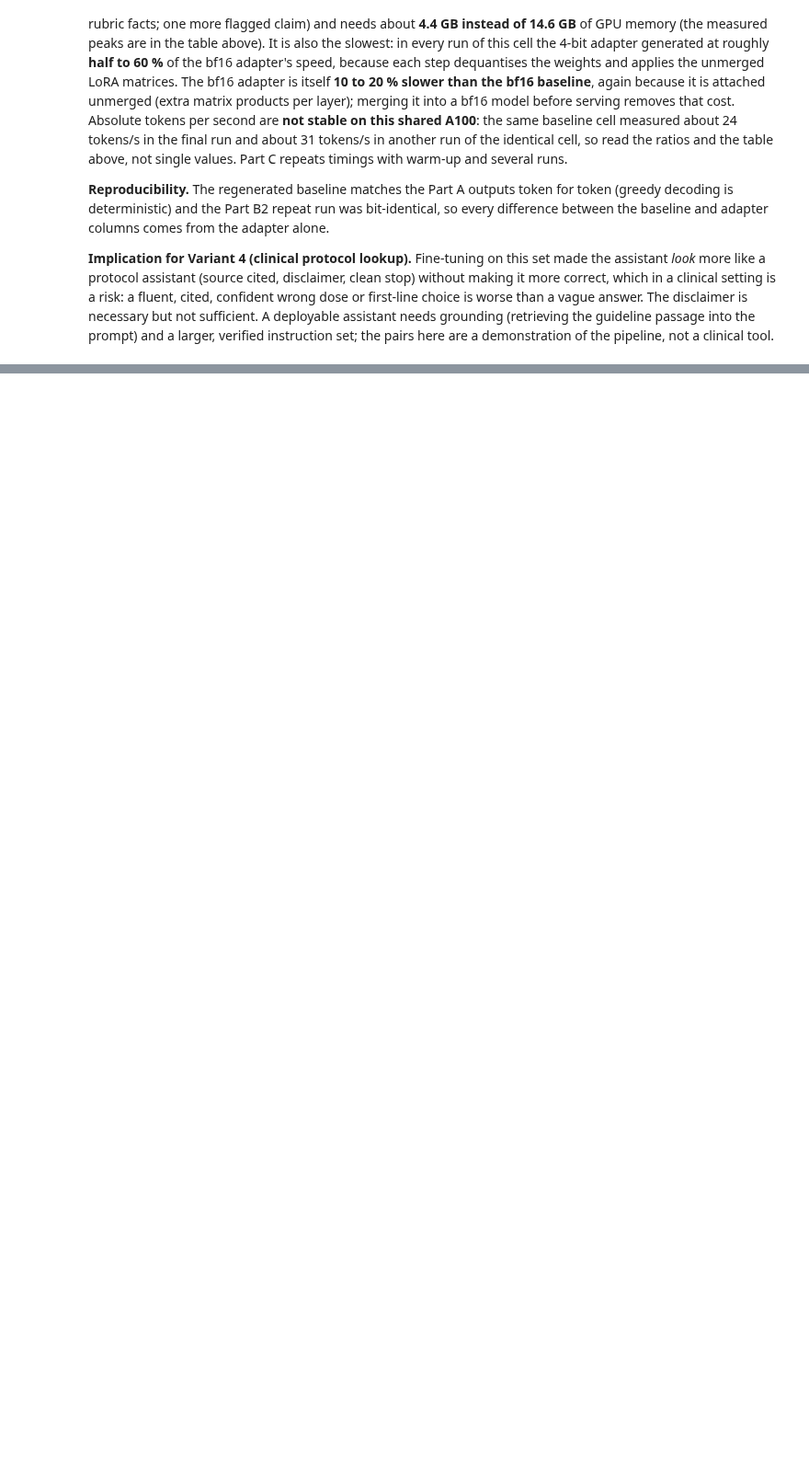
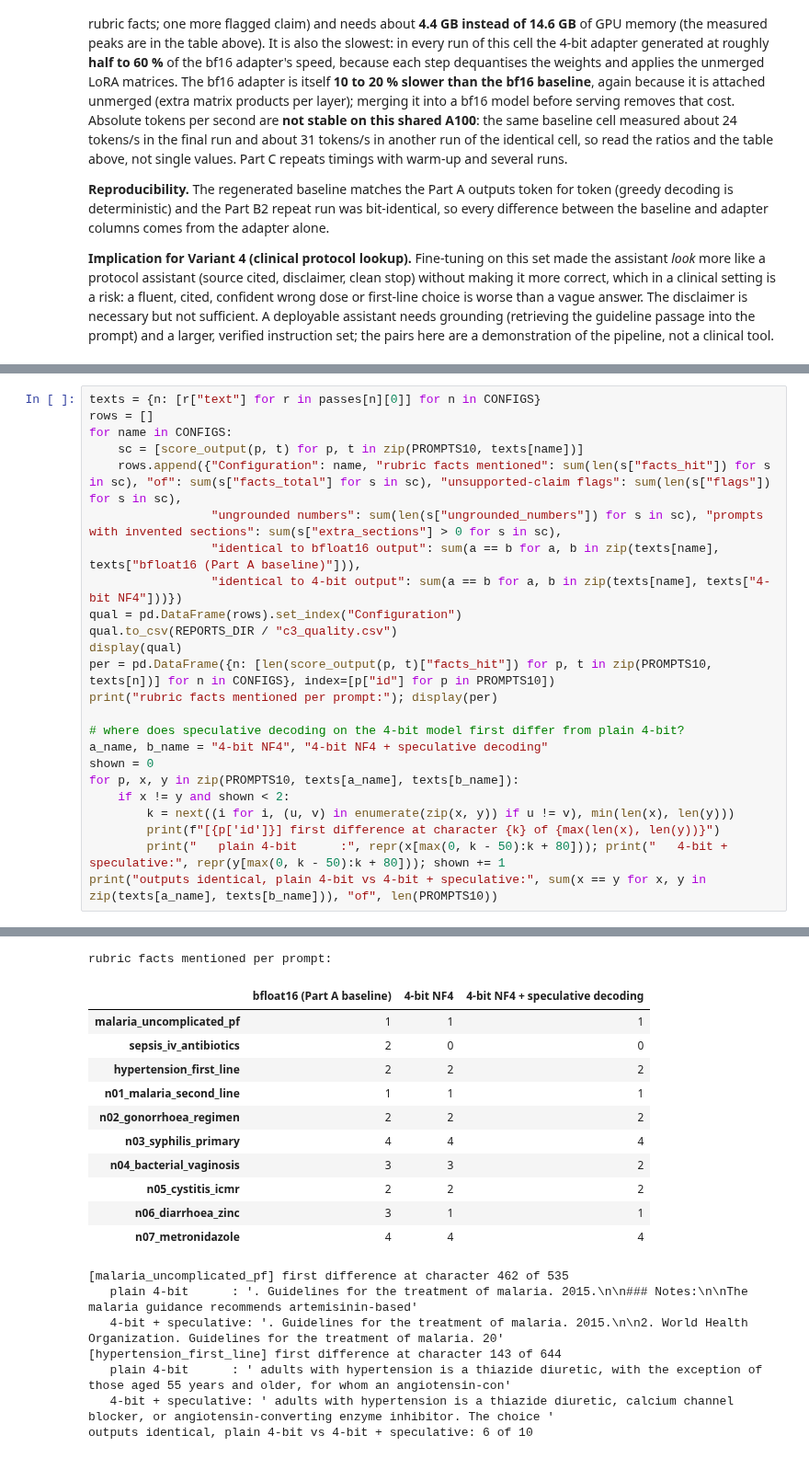
Before and after one commit to bheemreddy1729/fine-tuning-Mistral-7B, a Jupyter notebook: assignment_1b.ipynb, the cells around one changed output, grey strips where cells are left out. Shown at 92% size. Cells and saved outputs as stored; diff of their text form; blank space fills up the shorter version.

```diff
--- a/assignment_1b.ipynb
+++ b/assignment_1b.ipynb
@@ -1517,0 +2099,25 @@ the risk-based timing and the type 2 diabetes and family-origin rules.
+# %%
+texts = {n: [r["text"] for r in passes[n][0]] for n in CONFIGS}
+rows = []
+for name in CONFIGS:
+    sc = [score_output(p, t) for p, t in zip(PROMPTS10, texts[name])]
+    rows.append({"Configuration": name, "rubric facts mentioned": sum(len(s["facts_hit"]) for s in sc), "of": sum(s["facts_total"] for s in sc), "unsupported-claim flags": sum(len(s["flags"]) for s in sc),
+                 "ungrounded numbers": sum(len(s["ungrounded_numbers"]) for s in sc), "prompts with invented sections": sum(s["extra_sections"] > 0 for s in sc),
+                 "identical to bfloat16 output": sum(a == b for a, b in zip(texts[name], texts["bfloat16 (Part A baseline)"])),
+                 "identical to 4-bit output": sum(a == b for a, b in zip(texts[name], texts["4-bit NF4"]))})
+qual = pd.DataFrame(rows).set_index("Configuration")
+qual.to_csv(REPORTS_DIR / "c3_quality.csv")
+display(qual)
+per = pd.DataFrame({n: [len(score_output(p, t)["facts_hit"]) for p, t in zip(PROMPTS10, texts[n])] for n in CONFIGS}, index=[p["id"] for p in PROMPTS10])
+print("rubric facts mentioned per prompt:"); display(per)
+
+# where does speculative decoding on the 4-bit model first differ from plain 4-bit?
+a_name, b_name = "4-bit NF4", "4-bit NF4 + speculative decoding"
+shown = 0
+for p, x, y in zip(PROMPTS10, texts[a_name], texts[b_name]):
+    if x != y and shown < 2:
+        k = next((i for i, (u, v) in enumerate(zip(x, y)) if u != v), min(len(x), len(y)))
+        print(f"[{p['id']}] first difference at character {k} of {max(len(x), len(y))}")
+        print("   plain 4-bit      :", repr(x[max(0, k - 50):k + 80])); print("   4-bit + speculative:", repr(y[max(0, k - 50):k + 80])); shown += 1
+print("outputs identical, plain 4-bit vs 4-bit + speculative:", sum(x == y for x, y in zip(texts[a_name], texts[b_name])), "of", len(PROMPTS10))
+# %% [output]
@@ -1517,0 +2129,19 @@ the risk-based timing and the type 2 diabetes and family-origin rules.
+rubric facts mentioned per prompt:
+|  | bfloat16 (Part A baseline) | 4-bit NF4 | 4-bit NF4 + speculative decoding |
+| malaria_uncomplicated_pf | 1 | 1 | 1 |
+| sepsis_iv_antibiotics | 2 | 0 | 0 |
+| hypertension_first_line | 2 | 2 | 2 |
+| n01_malaria_second_line | 1 | 1 | 1 |
+| n02_gonorrhoea_regimen | 2 | 2 | 2 |
+| n03_syphilis_primary | 4 | 4 | 4 |
+| n04_bacterial_vaginosis | 3 | 3 | 2 |
+| n05_cystitis_icmr | 2 | 2 | 2 |
+| n06_diarrhoea_zinc | 3 | 1 | 1 |
+| n07_metronidazole | 4 | 4 | 4 |
+[malaria_uncomplicated_pf] first difference at character 462 of 535
+   plain 4-bit      : '. Guidelines for the treatment of malaria. 2015.\n\n### Notes:\n\nThe malaria guidance recommends artemisinin-based'
+   4-bit + speculative: '. Guidelines for the treatment of malaria. 2015.\n\n2. World Health Organization. Guidelines for the treatment of malaria. 20'
+[hypertension_first_line] first difference at character 143 of 644
+   plain 4-bit      : ' adults with hypertension is a thiazide diuretic, with the exception of those aged 55 years and older, for whom an angiotensin-con'
+   4-bit + speculative: ' adults with hypertension is a thiazide diuretic, calcium channel blocker, or angiotensin-converting enzyme inhibitor. The choice '
+outputs identical, plain 4-bit vs 4-bit + speculative: 6 of 10
```
Also changed, not shown: parts of 47 cells of this notebook, 13 other files.
